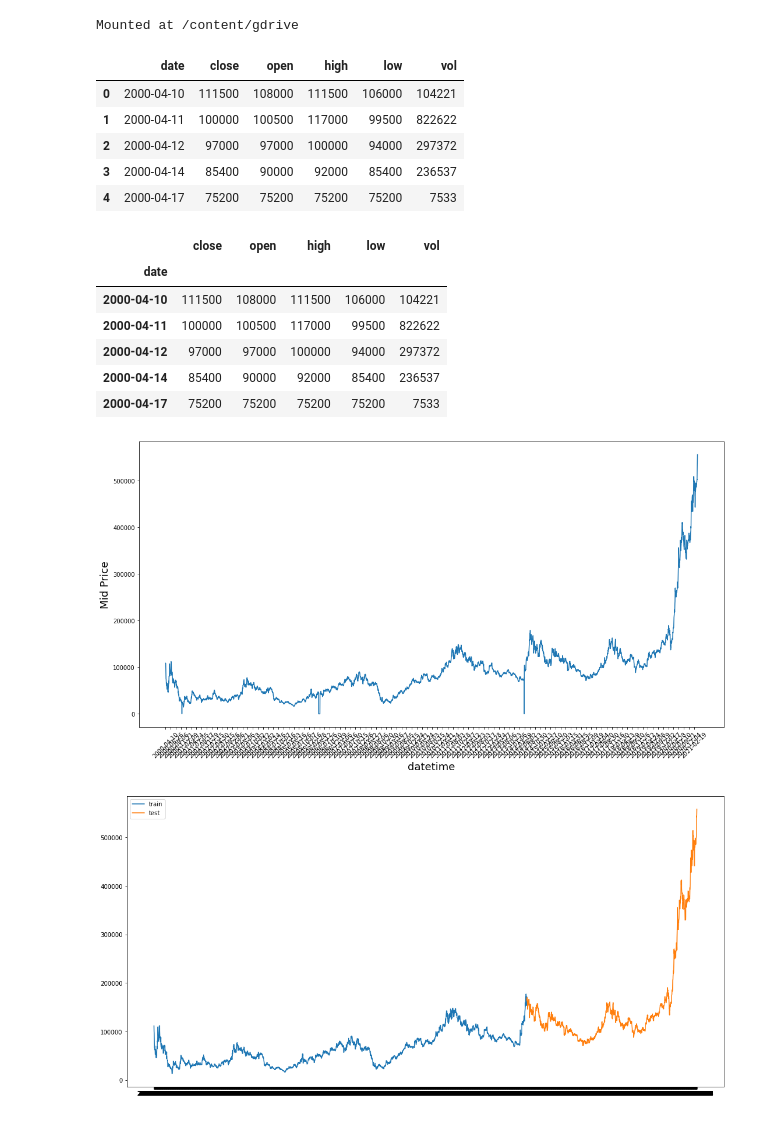
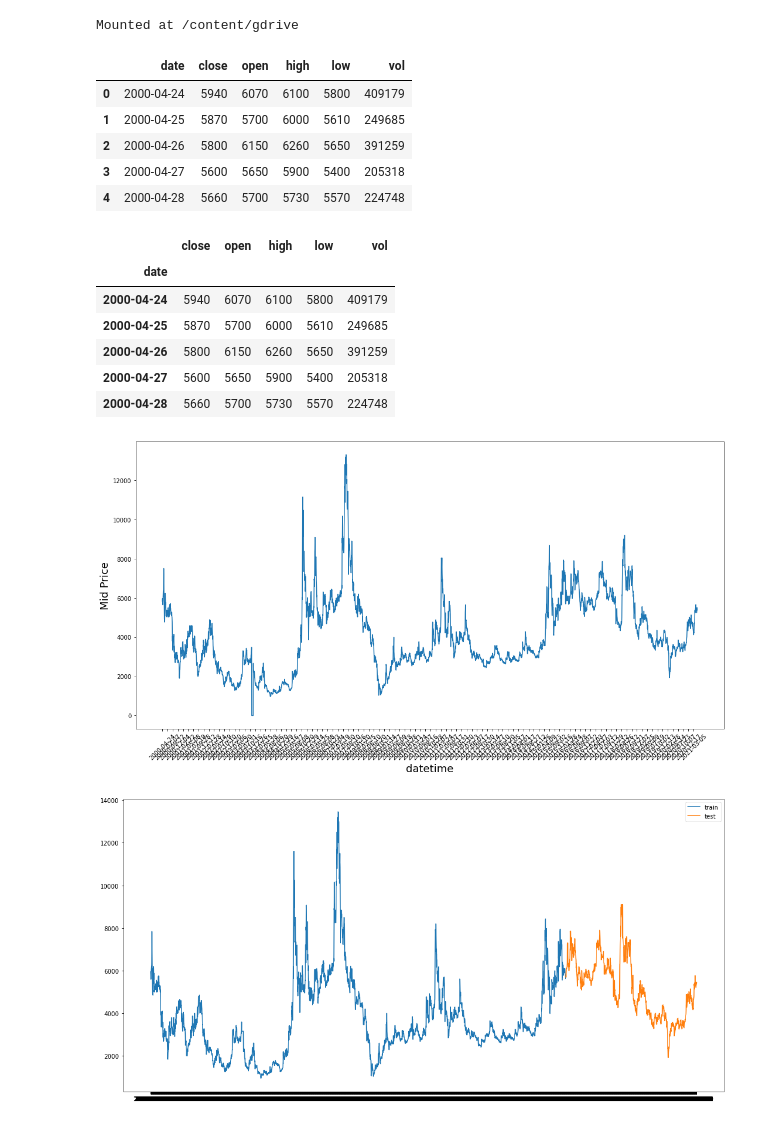
Before and after one commit to GymYJ/Stock_price_prediction_selected_based_on_financial_statement, a Jupyter notebook: code/lstm_stock_price_prediction.ipynb, the cells around one changed output. Drawn from its saved outputs; the diff is of its cells as text; code cells hidden in the pictures.

```diff
--- a/code/lstm_stock_price_prediction.ipynb
+++ b/code/lstm_stock_price_prediction.ipynb
@@ -21,15 +21,15 @@ import pandas as pd
 import datetime
 import os
 
-data = pd.read_csv('/content/gdrive/My Drive/capstone2/kakao.csv')
+data = pd.read_csv('/content/gdrive/My Drive/capstone2/data/2021/oneik.csv')
 data.head()
 # %% [output]
 |  | date | close | open | high | low | vol |
-| 0 | 2000-04-10 | 111500 | 108000 | 111500 | 106000 | 104221 |
-| 1 | 2000-04-11 | 100000 | 100500 | 117000 | 99500 | 822622 |
-| 2 | 2000-04-12 | 97000 | 97000 | 100000 | 94000 | 297372 |
-| 3 | 2000-04-14 | 85400 | 90000 | 92000 | 85400 | 236537 |
-| 4 | 2000-04-17 | 75200 | 75200 | 75200 | 75200 | 7533 |
+| 0 | 2000-04-24 | 5940 | 6070 | 6100 | 5800 | 409179 |
+| 1 | 2000-04-25 | 5870 | 5700 | 6000 | 5610 | 249685 |
+| 2 | 2000-04-26 | 5800 | 6150 | 6260 | 5650 | 391259 |
+| 3 | 2000-04-27 | 5600 | 5650 | 5900 | 5400 | 205318 |
+| 4 | 2000-04-28 | 5660 | 5700 | 5730 | 5570 | 224748 |
 # %%
 features = ['close', 'open', 'high', 'low', 'vol']
 stockPrice = data[features]
@@ -38,11 +38,11 @@ stockPrice.head()
 # %% [output]
 |  | close | open | high | low | vol |
 | date |  |  |  |  |  |
-| 2000-04-10 | 111500 | 108000 | 111500 | 106000 | 104221 |
-| 2000-04-11 | 100000 | 100500 | 117000 | 99500 | 822622 |
-| 2000-04-12 | 97000 | 97000 | 100000 | 94000 | 297372 |
-| 2000-04-14 | 85400 | 90000 | 92000 | 85400 | 236537 |
-| 2000-04-17 | 75200 | 75200 | 75200 | 75200 | 7533 |
+| 2000-04-24 | 5940 | 6070 | 6100 | 5800 | 409179 |
+| 2000-04-25 | 5870 | 5700 | 6000 | 5610 | 249685 |
+| 2000-04-26 | 5800 | 6150 | 6260 | 5650 | 391259 |
+| 2000-04-27 | 5600 | 5650 | 5900 | 5400 | 205318 |
+| 2000-04-28 | 5660 | 5700 | 5730 | 5570 | 224748 |
 # %%
 plt.figure(figsize = (18,9))
 df = stockPrice.copy()
@@ -52,17 +52,17 @@ plt.xlabel('datetime',fontsize=18)
 plt.ylabel('Mid Price',fontsize=18)
 plt.show()
 # %% [output]
-[figure, old version]
+[figure, new version]
 # %%
 stockPriceClose=stockPrice[['close']]
-#학습용 데이터와 테스트용 데이터로 분리
-train_data=pd.DataFrame(stockPriceClose.loc[:'2014-09-01',['close']])
-test_data=pd.DataFrame(stockPriceClose.loc['2014-09-01':,['close']])
-#분리된 데이터
+# 학습용 데이터와 테스트용 데이터로 분리
+train_data=pd.DataFrame(stockPriceClose.loc[:'2016-04-01',['close']])
+test_data=pd.DataFrame(stockPriceClose.loc['2016-04-01':,['close']])
+# 분리된 데이터
 plt.figure(figsize = (18,9))
 plt.plot(train_data)
 plt.plot(test_data)
 plt.legend(['train', 'test'])
 plt.show()
 # %% [output]
-[figure, old version]
+[figure, new version]
```
Also changed, not shown: parts of 9 cells of this notebook.
